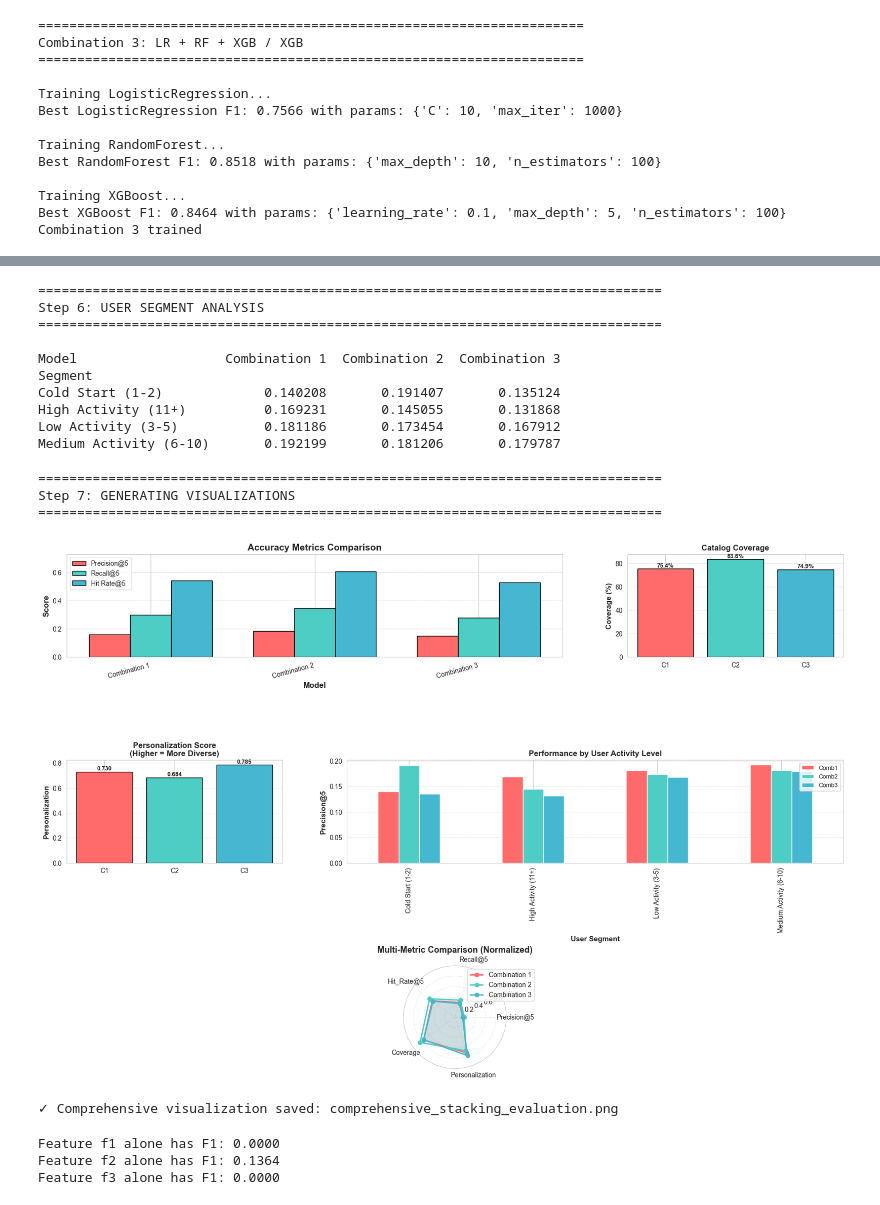
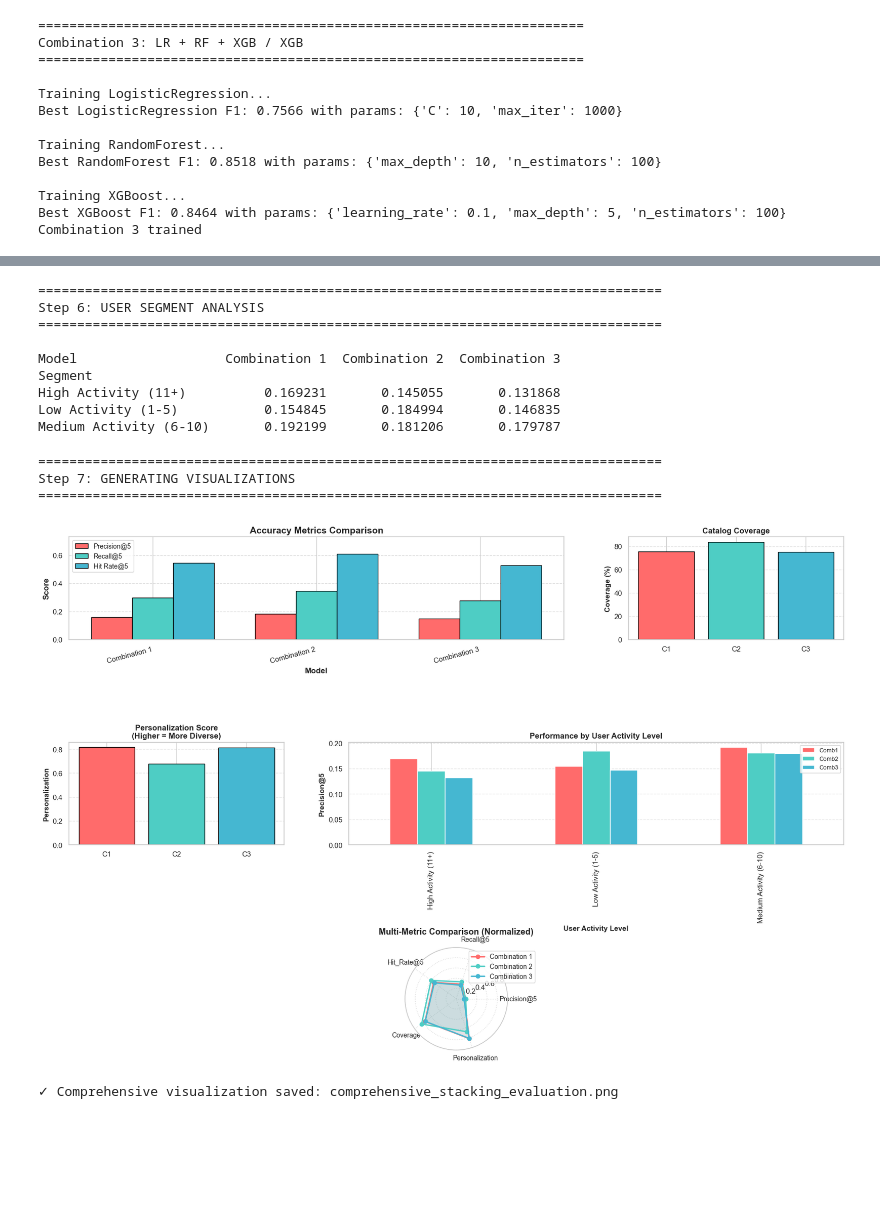
Before and after one commit to TanNguyen17/Practical-DataScience-A3, a Jupyter notebook: Practical_Data_Science_A3.ipynb, the cells around one changed output, grey strips where cells are left out. Saved outputs shown, nothing was run; the diff lists cells and outputs as text; code cells hidden in the pictures; blank space fills up the shorter version.

```diff
--- a/Practical_Data_Science_A3.ipynb
+++ b/Practical_Data_Science_A3.ipynb
@@ -2649,7 +1715,6 @@ def analyze_by_user_activity(recommendations, ground_truth, train_binary):
     Analyze performance by user activity level.
     """
     # Categorize users
-    cold_start = []  # 1-2 interactions
     low_activity = []  # 3-5 interactions
     medium_activity = []  # 6-10 interactions
     high_activity = []  # 11+ interactions
@@ -2669,9 +1734,7 @@ def analyze_by_user_activity(recommendations, ground_truth, train_binary):
         relevant = len(set(rec_items) & true_items)
         precision = relevant / 5
 
-        if n_interactions <= 2:
-            cold_start.append(precision)
-        elif n_interactions <= 5:
+        if n_interactions <= 5:
             low_activity.append(precision)
         elif n_interactions <= 10:
             medium_activity.append(precision)
@@ -2679,11 +1742,7 @@ def analyze_by_user_activity(recommendations, ground_truth, train_binary):
             high_activity.append(precision)
 
     return {
-        'Cold Start (1-2)': {
-            'count': len(cold_start),
-            'precision': np.mean(cold_start) if cold_start else 0
-        },
-        'Low Activity (3-5)': {
+        'Low Activity (1-5)': {
             'count': len(low_activity),
             'precision': np.mean(low_activity) if low_activity else 0
         },
@@ -2702,7 +1761,7 @@ for recs, name in [(stack_recs_comb1, 'Combination 1'),
                    (stack_recs_comb2, 'Combination 2'),
                    (stack_recs_comb3, 'Combination 3')]:
     segment_analysis = analyze_by_user_activity(recs, ground_truth, train_binary)
-    for segment_name in ['Cold Start (1-2)', 'Low Activity (3-5)', 'Medium Activity (6-10)', 'High Activity (11+)']:
+    for segment_name in ['Low Activity (1-5)', 'Medium Activity (6-10)', 'High Activity (11+)']:
         segment_results.append({
             'Model': name,
             'Segment': segment_name,
@@ -2720,9 +1779,8 @@ Step 6: USER SEGMENT ANALYSIS
 
 Model                   Combination 1  Combination 2  Combination 3
 Segment
-Cold Start (1-2)             0.140208       0.191407       0.135124
 High Activity (11+)          0.169231       0.145055       0.131868
-Low Activity (3-5)           0.181186       0.173454       0.167912
+Low Activity (1-5)           0.154845       0.184994       0.146835
 Medium Activity (6-10)       0.192199       0.181206       0.179787
 # %%
 # ==========================================================
@@ -2758,41 +1816,27 @@ ax1.set_ylim(0, max(results_df[['Precision@5', 'Recall@5', 'Hit_Rate@5']].max())
 
 # Plot 2: Catalog Coverage
 ax2 = fig.add_subplot(gs[0, 2])
-bars = ax2.bar(range(len(results_df)), results_df['Catalog_Coverage'],
-color=['#FF6B6B', '#4ECDC4', '#45B7D1'], edgecolor='black')
+bars = ax2.bar(range(len(results_df)), results_df['Catalog_Coverage'], color=['#FF6B6B', '#4ECDC4', '#45B7D1'], edgecolor='black')
 ax2.set_ylabel('Coverage (%)', fontsize=11, fontweight='bold')
 ax2.set_title('Catalog Coverage', fontsize=12, fontweight='bold')
 ax2.set_xticks(range(len(results_df)))
 ax2.set_xticklabels(['C1', 'C2', 'C3'])
 ax2.grid(axis='y', linestyle='--', alpha=0.5)
-for i, bar in enumerate(bars):
-    height = bar.get_height()
-    ax2.text(bar.get_x() + bar.get_width()/2., height,
-    f'{height:.1f}%', ha='center', va='bottom', fontsize=9, fontweight='bold')
 
 # Plot 3: Personalization Score
 ax3 = fig.add_subplot(gs[1, 0])
-bars = ax3.bar(range(len(results_df)), results_df['Personalization'],
-color=['#FF6B6B', '#4ECDC4', '#45B7D1'], edgecolor='black')
+bars = ax3.bar(range(len(results_df)), results_df['Personalization'], color=['#FF6B6B', '#4ECDC4', '#45B7D1'], edgecolor='black')
 ax3.set_ylabel('Personalization', fontsize=11, fontweight='bold')
 ax3.set_title('Personalization Score\n(Higher = More Diverse)', fontsize=12, fontweight='bold')
 ax3.set_xticks(range(len(results_df)))
 ax3.set_xticklabels(['C1', 'C2', 'C3'])
 ax3.grid(axis='y', linestyle='--', alpha=0.5)
 
-for i, bar in enumerate(bars):
-    height = bar.get_height()
-    ax3.text(bar.get_x() + bar.get_width()/2., height,
-    f'{height:.3f}', ha='center', va='bottom', fontsize=9, fontweight='bold')
-
 # Plot 4: User Segment Performance
 ax4 = fig.add_subplot(gs[1, 1:])
 pivot_df.plot(kind='bar', ax=ax4, color=['#FF6B6B', '#4ECDC4', '#45B7D1'])
-# segment_plot_data = segment_df.set_index('Segment')[['Comb1', 'Comb2', 'Comb3']]
-# segment_plot_data.plot(kind='bar', ax=ax4, color=['#FF6B6B', '#4ECDC4', '#45B7D1'],
-# edgecolor='black', width=0.8)
 ax4.set_title('Performance by User Activity Level', fontsize=12, fontweight='bold')
-ax4.set_xlabel('User Segment', fontsize=11, fontweight='bold')
+ax4.set_xlabel('User Activity Level', fontsize=11, fontweight='bold')
 ax4.set_ylabel('Precision@5', fontsize=11, fontweight='bold')
 ax4.legend(['Comb1', 'Comb2', 'Comb3'], loc='upper right', fontsize=9)
 ax4.grid(axis='y', linestyle='--', alpha=0.5)
@@ -2803,45 +1847,32 @@ categories = ['Precision@5', 'Recall@5', 'Hit_Rate@5', 'Coverage', 'Personalizat
 N = len(categories)
 angles = [n / float(N) * 2 * pi for n in range(N)]
 angles += angles[:1]
 colors = ['#FF6B6B', '#4ECDC4', '#45B7D1']
 labels = ['Combination 1', 'Combination 2', 'Combination 3']
 for i, (color, label) in enumerate(zip(colors, labels)):
     values = []
     for col in ['Precision@5', 'Recall@5', 'Hit_Rate@5', 'Catalog_Coverage', 'Personalization']:
         if col == 'Catalog_Coverage':
             values.append(results_df.iloc[i][col] / 100)  # Normalize to 0-1
         else:
             values.append(results_df.iloc[i][col])
     values += values[:1]
 
     ax5.plot(angles, values, 'o-', linewidth=2, label=label, color=color)
     ax5.fill(angles, values, alpha=0.15, color=color)
 
 ax5.set_xticks(angles[:-1])
 ax5.set_xticklabels(categories, fontsize=10)
 ax5.set_ylim(0, 1)
 ax5.set_title('Multi-Metric Comparison (Normalized)', fontsize=13, fontweight='bold', pad=20)
 ax5.legend(loc='upper right', bbox_to_anchor=(1.3, 1.0), fontsize=10)
 ax5.grid(True, linestyle=':', alpha=0.7)
 
 plt.show()
 print("\n✓ Comprehensive visualization saved: comprehensive_stacking_evaluation.png")
 # %% [output]
 ================================================================================
 Step 7: GENERATING VISUALIZATIONS
 ================================================================================
-[figure, old version]
+[figure, new version]
 ✓ Comprehensive visualization saved: comprehensive_stacking_evaluation.png
-# %%
-from sklearn.metrics import f1_score
-
-# Test each feature individually
-for i in range(X_stack.shape[1]):
-    # If a single feature alone gives a high F1, that feature is LEAKING
-    preds = (X_stack[:, i] > 0.5).astype(int)
-    score = f1_score(y_stack, preds)
-    print(f"Feature f{i+1} alone has F1: {score:.4f}")
-# %% [output]
-Feature f1 alone has F1: 0.0000
-Feature f2 alone has F1: 0.1364
-Feature f3 alone has F1: 0.0000
```
Also changed, not shown: parts of 20 cells of this notebook.
